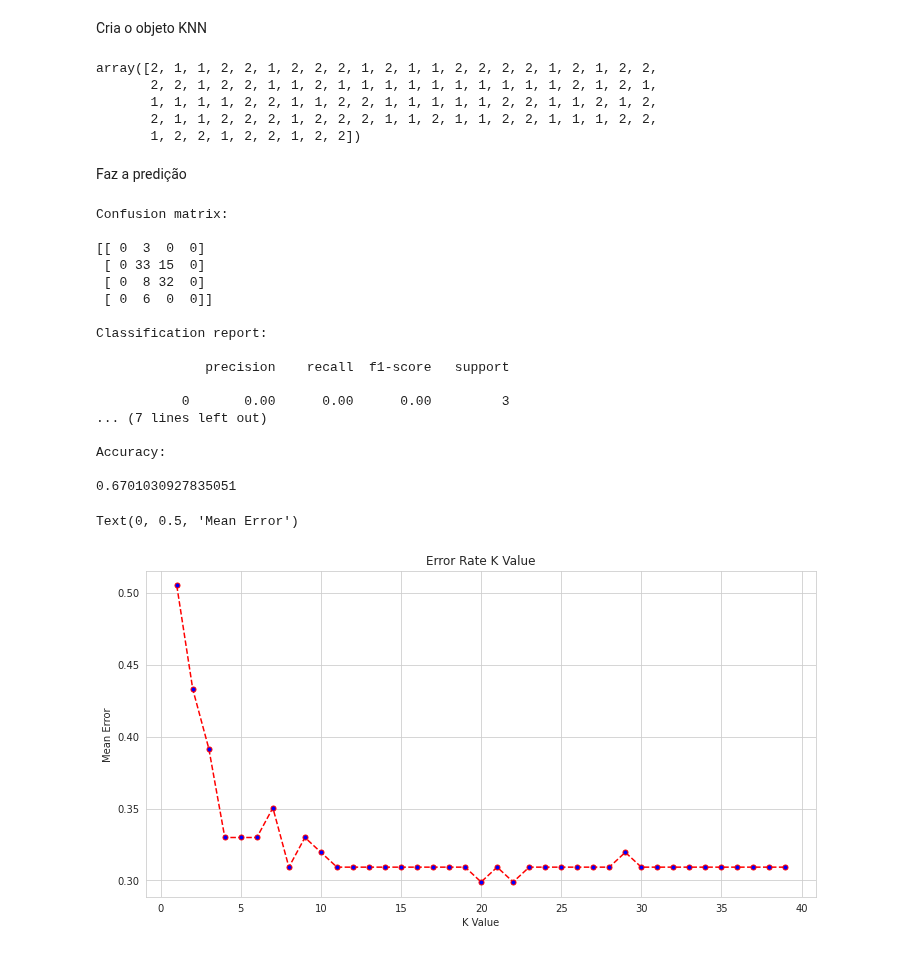
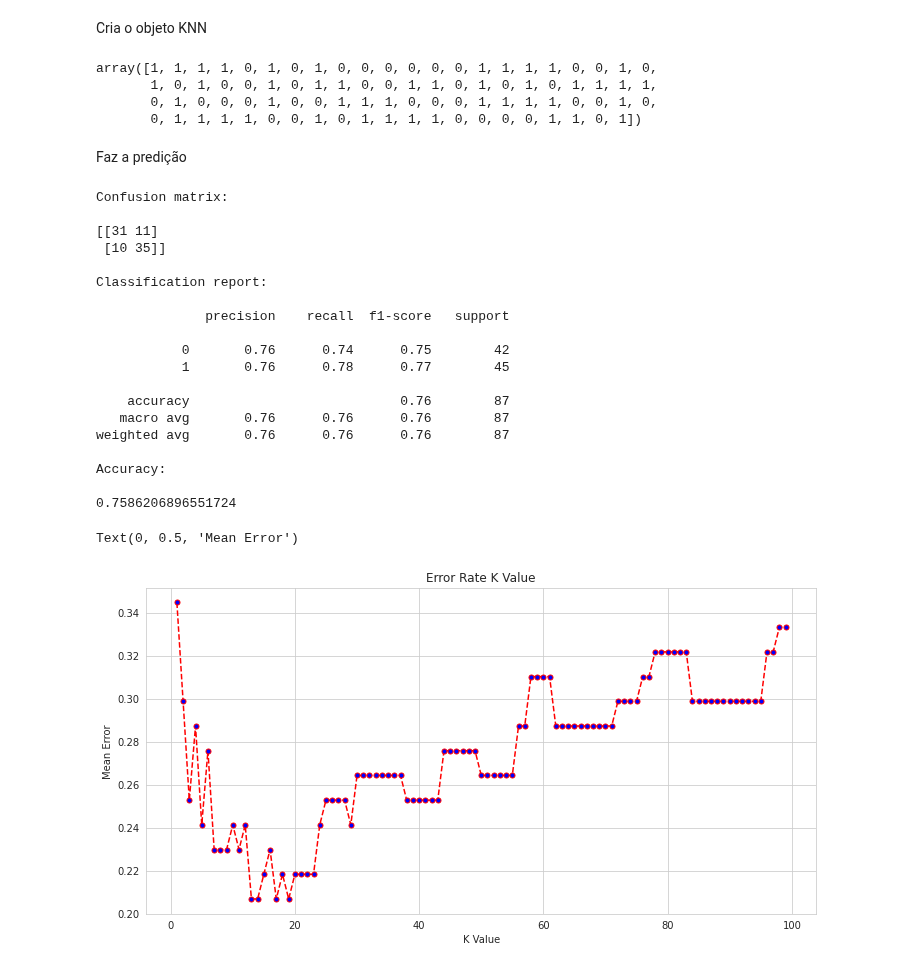
Before and after one commit to roxacarv/edulearn, a Jupyter notebook: classificação/classification.ipynb, the cells around one changed output. Drawn from its saved outputs; the diff is of its cells as text; code cells hidden in the pictures.

```diff
--- a/classificação/classification.ipynb
+++ b/classificação/classification.ipynb
@@ -16,10 +16,11 @@ import matplotlib.pyplot as plt
 from sklearn import datasets
 from mlxtend.plotting import plot_decision_regions
 
-dataset = pd.read_csv("dados_ies_sem_nan_utf8.csv", index_col=0, encoding="utf8")
-dataset.drop(dataset[dataset.TIPO_CATEGORIA_ADM == "Privada sem fins lucrativos"].index, inplace=True)
-dataset.drop(dataset[dataset.TIPO_CATEGORIA_ADM == "Privada com fins lucrativos"].index, inplace=True)
+dataset = pd.read_csv("dados_ies_sem_nan_sem_privadas_utf8.csv", index_col=0, encoding="utf8")
 
+dataset.drop(dataset[dataset.TIPO_CATEGORIA_ADM == "Especial"].index, inplace=True)
+dataset.drop(dataset[dataset.TIPO_CATEGORIA_ADM == "Pública Municipal"].index, inplace=True)
+set(dataset["TIPO_CATEGORIA_ADM"])
 #dataset.dropna(subset=["TIPO_CATEGORIA_ADM"], inplace=True)
 #print(set(dataset["TIPO_CATEGORIA_ADM"]))
 #dataset.to_csv("dados_ies_sem_nan_sem_privadas_utf8.csv")
@@ -116,11 +119,10 @@ y_pred = classifier.predict(X_test)
 # %%
 y_pred
 # %% [output]
-array([2, 1, 1, 2, 2, 1, 2, 2, 2, 1, 2, 1, 1, 2, 2, 2, 2, 1, 2, 1, 2, 2,
-       2, 2, 1, 2, 2, 1, 1, 2, 1, 1, 1, 1, 1, 1, 1, 1, 1, 1, 2, 1, 2, 1,
-       1, 1, 1, 1, 2, 2, 1, 1, 2, 2, 1, 1, 1, 1, 1, 2, 2, 1, 1, 2, 1, 2,
-       2, 1, 1, 2, 2, 2, 1, 2, 2, 2, 1, 1, 2, 1, 1, 2, 2, 1, 1, 1, 2, 2,
-       1, 2, 2, 1, 2, 2, 1, 2, 2])
+array([1, 1, 1, 1, 0, 1, 0, 1, 0, 0, 0, 0, 0, 0, 1, 1, 1, 1, 0, 0, 1, 0,
+       1, 0, 1, 0, 0, 1, 0, 1, 1, 0, 0, 1, 1, 0, 1, 0, 1, 0, 1, 1, 1, 1,
+       0, 1, 0, 0, 0, 1, 0, 0, 1, 1, 1, 0, 0, 0, 1, 1, 1, 1, 0, 0, 1, 0,
+       0, 1, 1, 1, 1, 0, 0, 1, 0, 1, 1, 1, 1, 0, 0, 0, 0, 1, 1, 0, 1])
 # %% [markdown]
 Faz a predição
 # %%
@@ -134,40 +136,42 @@ print(accuracy_score(y_test, y_pred))
 # %% [output]
 Confusion matrix:
 
-[[ 0  3  0  0]
- [ 0 33 15  0]
- [ 0  8 32  0]
- [ 0  6  0  0]]
+[[31 11]
+ [10 35]]
 
 Classification report:
 
               precision    recall  f1-score   support
 
-           0       0.00      0.00      0.00         3
-... (7 lines left out)
+           0       0.76      0.74      0.75        42
+           1       0.76      0.78      0.77        45
+
+    accuracy                           0.76        87
+   macro avg       0.76      0.76      0.76        87
+weighted avg       0.76      0.76      0.76        87
 
 Accuracy:
 
-0.6701030927835051
+0.7586206896551724
 # %%
 error = []
 
 # Calculating error for K values between 1 and 40
-for i in range(1, 40):
+for i in range(1, 100):
     knn = KNeighborsClassifier(n_neighbors=i, metric="euclidean")
     knn.fit(X_train, y_train)
     pred_i = knn.predict(X_test)
     error.append(np.mean(pred_i != y_test))
 
 plt.figure(figsize=(12, 6))
-plt.plot(range(1, 40), error, color='red', linestyle='dashed', marker='o',
+plt.plot(range(1, 100), error, color='red', linestyle='dashed', marker='o',
          markerfacecolor='blue', markersize=5)
 plt.title('Error Rate K Value')
 plt.xlabel('K Value')
 plt.ylabel('Mean Error')
 # %% [output]
 Text(0, 0.5, 'Mean Error')
-[figure, old version]
+[figure, new version]
 # %%
 X_train
 # %% [output]
```
Also changed, not shown: parts of 5 cells of this notebook.
